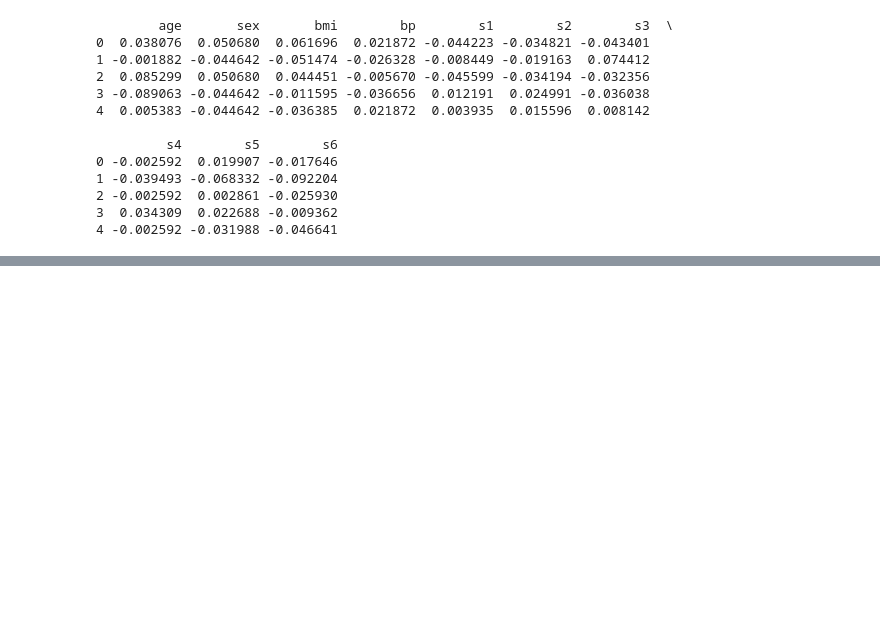
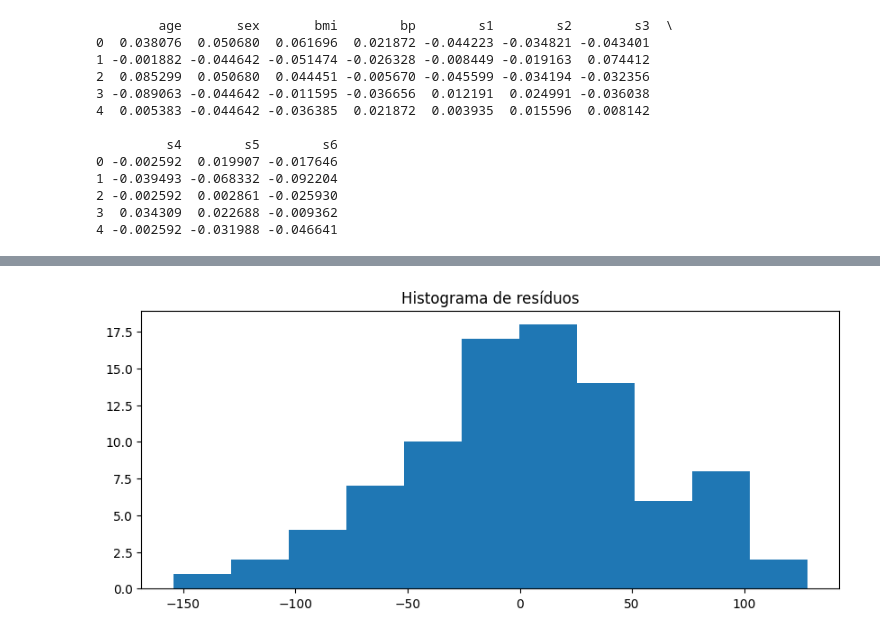
Before and after one commit to antonioanerao/jupyter-notebooks, a Jupyter notebook: ml_diabetes.ipynb, the cells around one changed output, grey strips where cells are left out. Saved outputs shown, nothing was run; the diff lists cells and outputs as text; code cells hidden in the pictures; blank space fills up the shorter version.

```diff
--- a/ml_diabetes.ipynb
+++ b/ml_diabetes.ipynb
@@ -75,0 +138,7 @@ regressor.fit(X_train, y_train).score(X_test, y_test)
+# %%
+plt.figure(figsize = (10,4))
+plt.hist(y_test-y_pred, bins = 11)
+plt.title("Histograma de resíduos")
+plt.show()
+# %% [output]
+[figure, added]
```
Also changed, not shown: parts of 18 cells of this notebook, 1 other file.
